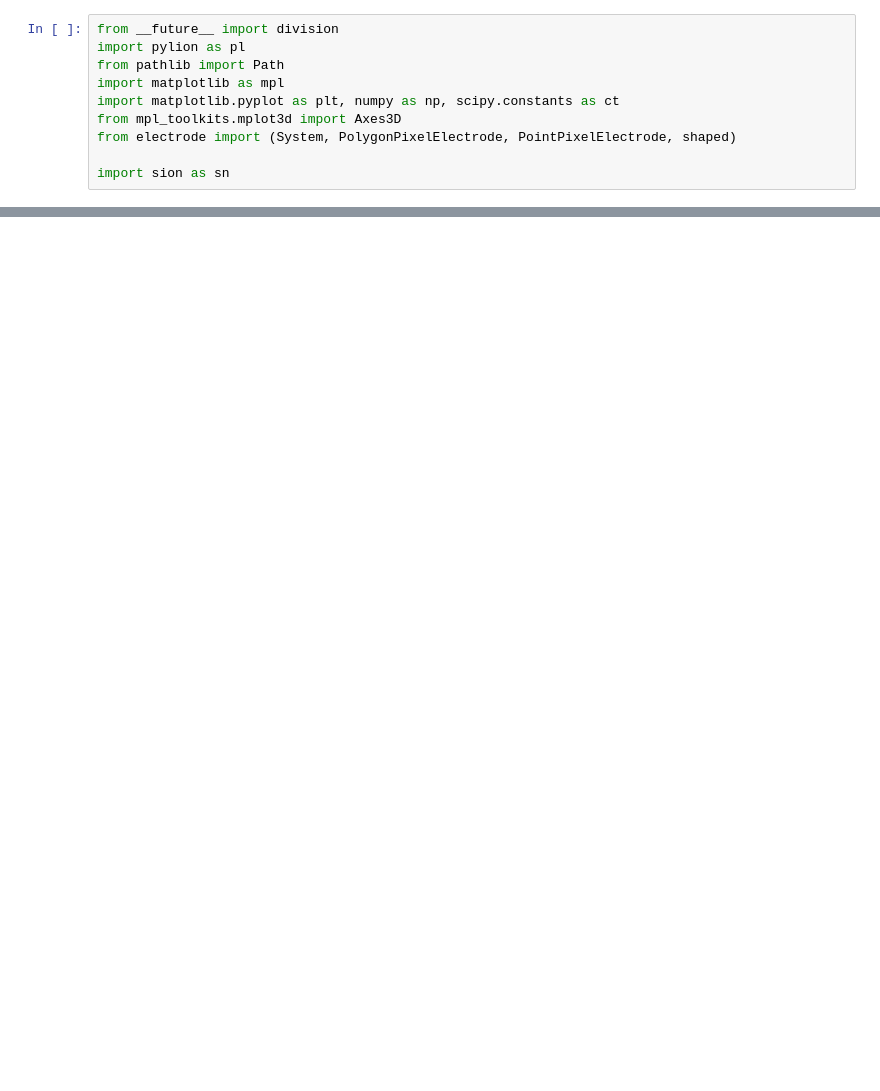
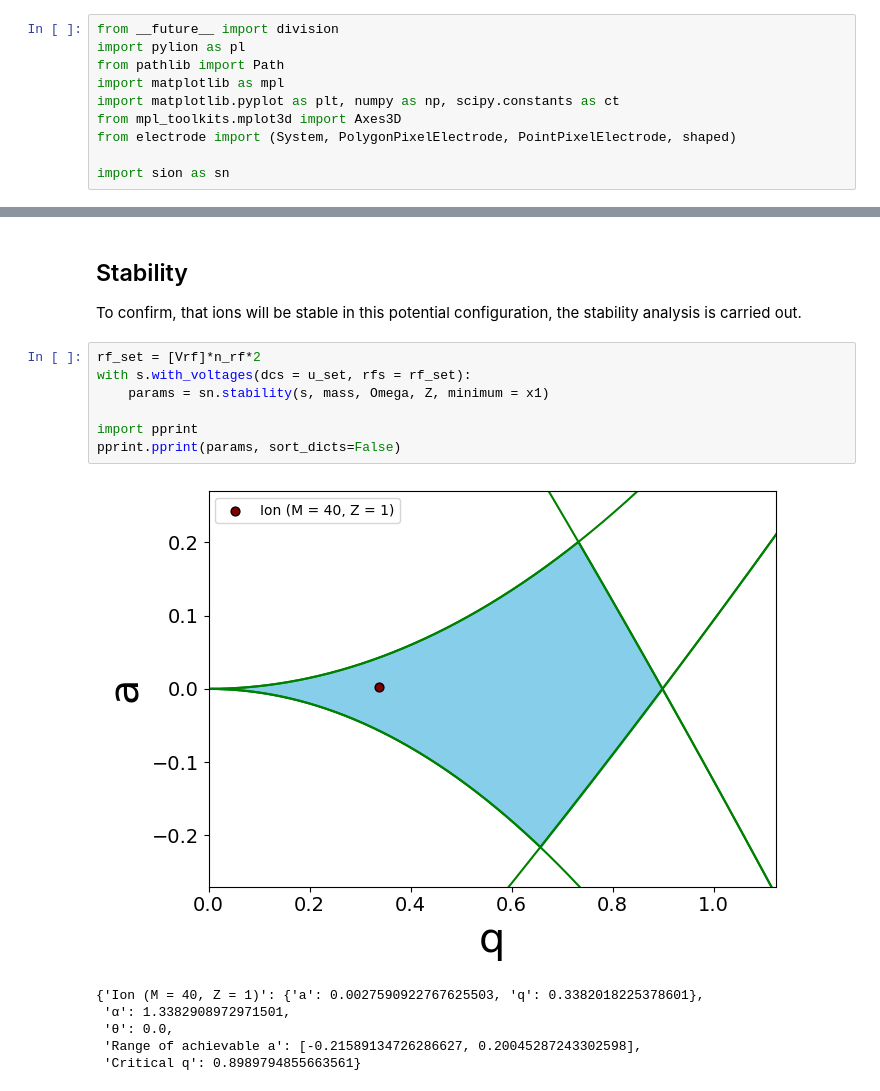
Before and after one commit to underforestaaa/Sion, a Jupyter notebook: examples/anharmonic_modes.ipynb, the cells around one changed output, grey strips where cells are left out. Drawn from its saved outputs; the diff is of its cells as text; blank space fills up the shorter version.

```diff
--- a/examples/anharmonic_modes.ipynb
+++ b/examples/anharmonic_modes.ipynb
@@ -152,0 +153,18 @@ with s.with_voltages(dcs = u_set, rfs = None):
+# %% [markdown]
+## Stability
+
+To confirm, that ions will be stable in this potential configuration, the stability analysis is carried out.
+# %%
+rf_set = [Vrf]*n_rf*2
+with s.with_voltages(dcs = u_set, rfs = rf_set):
+    params = sn.stability(s, mass, Omega, Z, minimum = x1)
+
+import pprint
+pprint.pprint(params, sort_dicts=False)
+# %% [output]
+[figure, added]
+{'Ion (M = 40, Z = 1)': {'a': 0.0027590922767625503, 'q': 0.3382018225378601},
+ 'α': 1.3382908972971501,
+ 'θ': 0.0,
+ 'Range of achievable a': [-0.21589134726286627, 0.20045287243302598],
+ 'Critical q': 0.8989794855663561}
```
Also changed, not shown: parts of 16 cells of this notebook, 1 other file.
